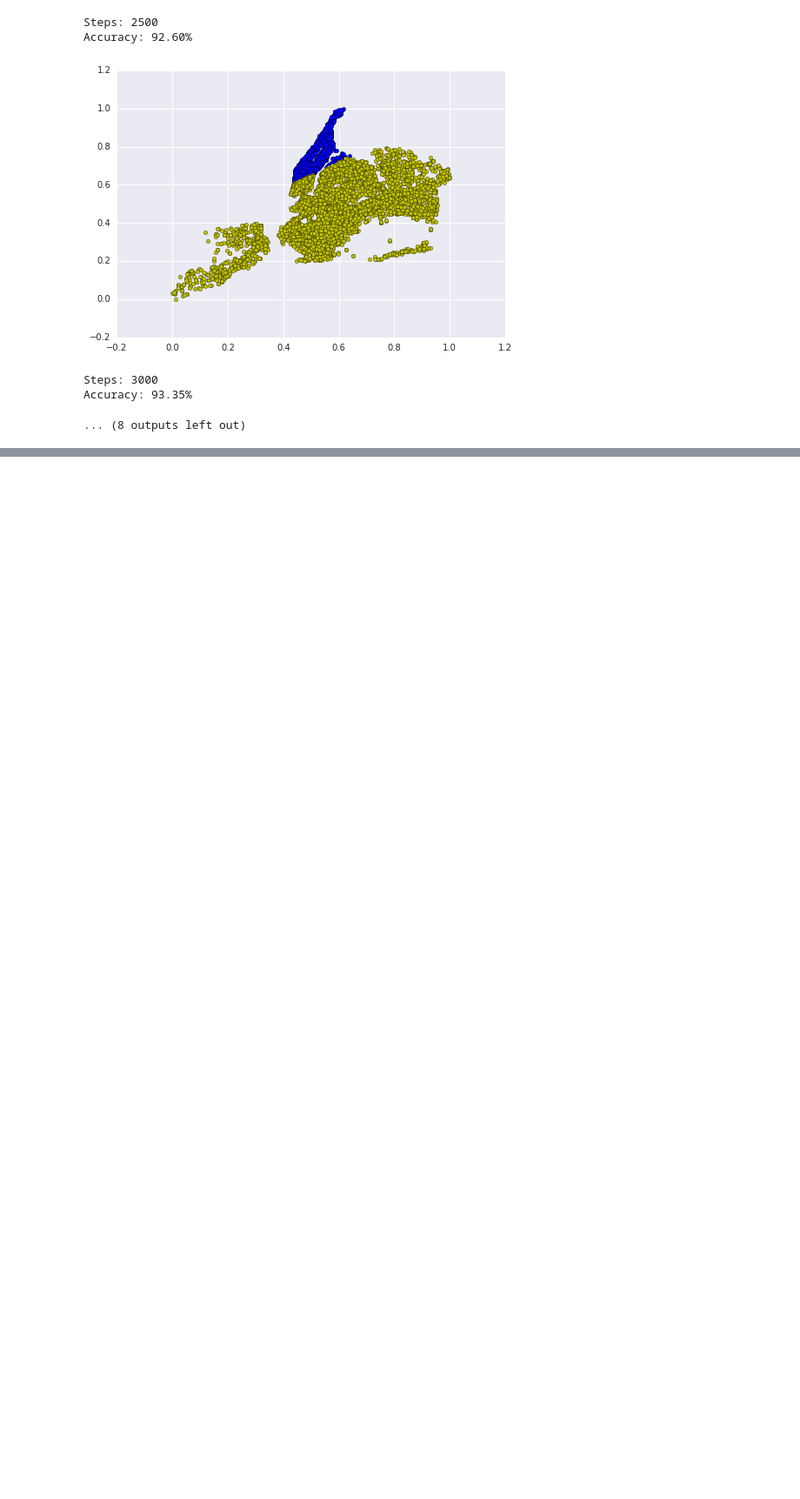
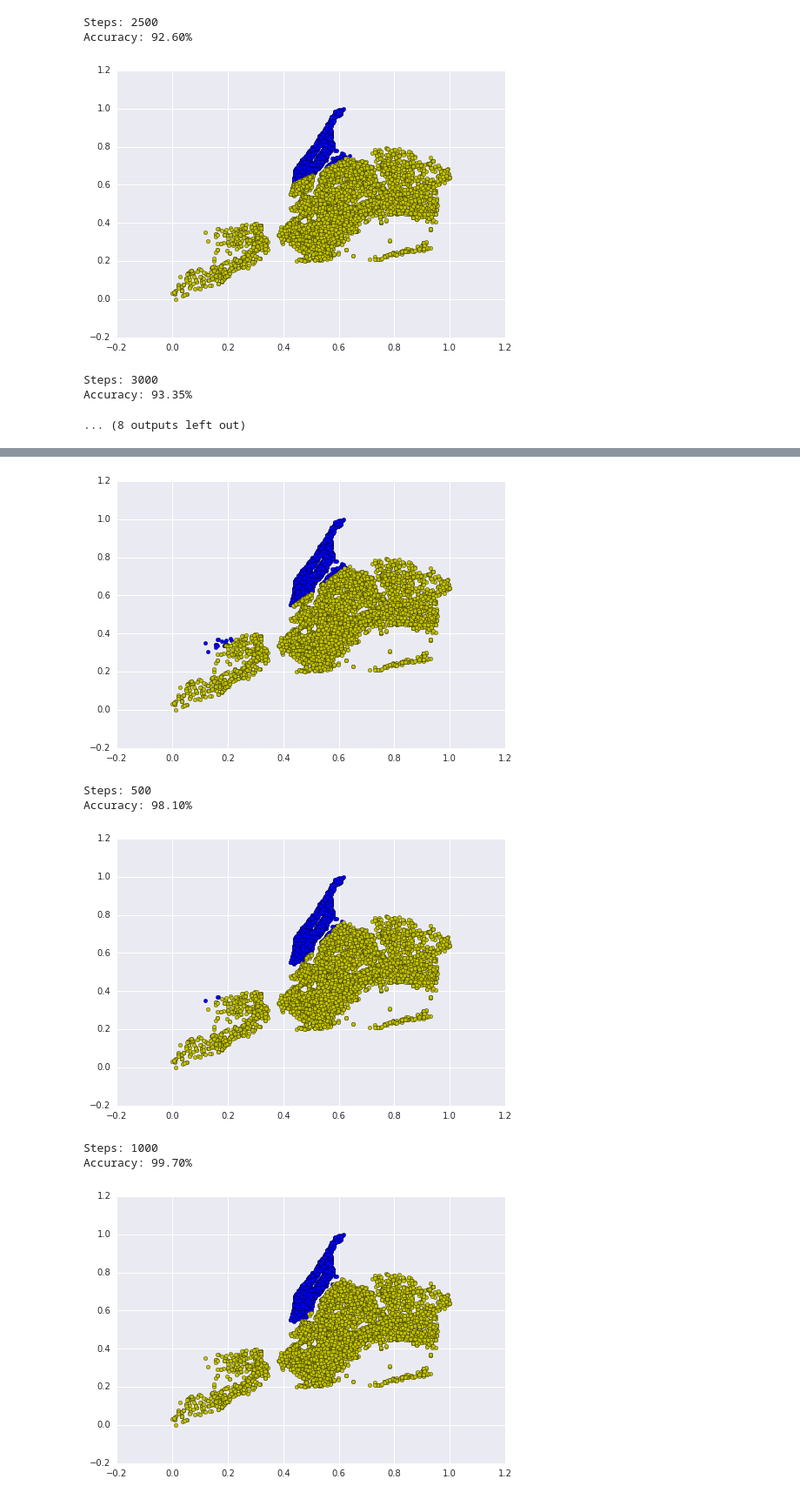
Before and after one commit to chakas/TensorFlow-for-absolute-beginners, a Jupyter notebook: 2. Classify Manhattan with Single Neuron on TensorFlow.ipynb, the cells around one changed output, grey strips where cells are left out. Shown at 87% size. Saved outputs shown, nothing was run; the diff lists cells and outputs as text; code cells hidden in the pictures; blank space fills up the shorter version.

```diff
--- a/2. Classify Manhattan with Single Neuron on TensorFlow.ipynb
+++ b/2. Classify Manhattan with Single Neuron on TensorFlow.ipynb
@@ -288,0 +296,6 @@ Accuracy: 93.35%
+# %%
+dnnc = tf.contrib.learn.DNNClassifier(
+  feature_columns=feature_columns,
+  hidden_units=[20, 20, 20, 20],
+  n_classes=3)
+dnnc
@@ -288,0 +306,17 @@ Accuracy: 93.35%
+# %%
+steps = 500
+for i in range (1, 7):
+  dnnc.fit(x=latlng_train, y=is_mt_train, steps=steps)
+  plot_predicted_map()
+  print 'Steps: ' + str(i * steps)
+  print_accuracy()
+
+print('\nTraining Finished.')
+# %% [output]
+[figure, added]
+Steps: 500
+Accuracy: 98.10%
+[figure, added]
+Steps: 1000
+Accuracy: 99.70%
+[figure, added]
```
Also changed, not shown: parts of 9 cells of this notebook.
